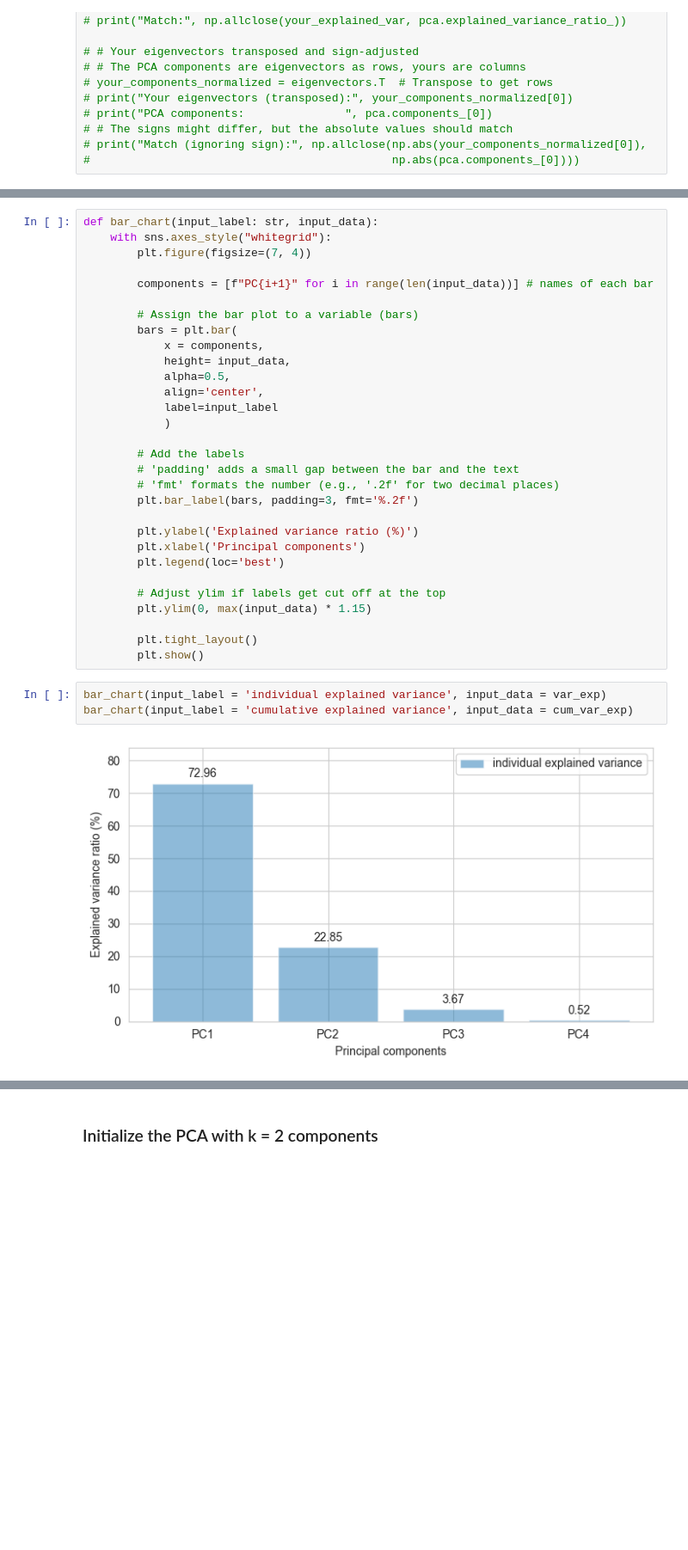
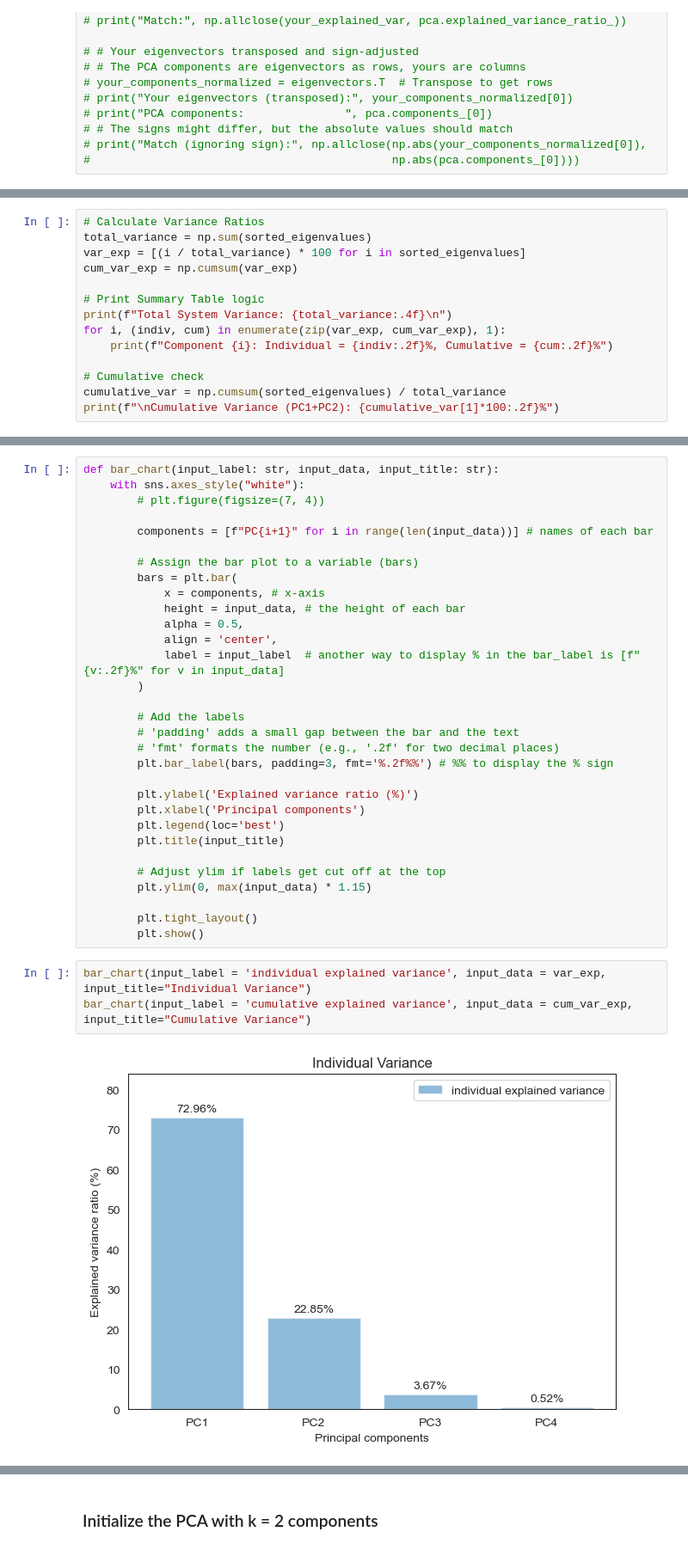
Before and after one commit to thaopham98/DataScience, a Jupyter notebook: python_analysis/A9-Dimentional Reduction.ipynb, the cells around one changed output, grey strips where cells are left out. Shown at 86% size. Cells and saved outputs as stored; diff of their text form; blank space fills up the shorter version.

```diff
--- a/python_analysis/A9-Dimentional Reduction.ipynb
+++ b/python_analysis/A9-Dimentional Reduction.ipynb
@@ -276,0 +354,14 @@ array([ 72.96244541,  95.8132072 ,  99.48212909, 100.        ])
+# %%
+# Calculate Variance Ratios
+total_variance = np.sum(sorted_eigenvalues)
+var_exp = [(i / total_variance) * 100 for i in sorted_eigenvalues]
+cum_var_exp = np.cumsum(var_exp)
+
+# Print Summary Table logic
+print(f"Total System Variance: {total_variance:.4f}\n")
+for i, (indiv, cum) in enumerate(zip(var_exp, cum_var_exp), 1):
+    print(f"Component {i}: Individual = {indiv:.2f}%, Cumulative = {cum:.2f}%")
+
+# Cumulative check
+cumulative_var = np.cumsum(sorted_eigenvalues) / total_variance
+print(f"\nCumulative Variance (PC1+PC2): {cumulative_var[1]*100:.2f}%")
@@ -338,27 +400,28 @@ def bar_chart(input_label: str, input_data):
 # %%
-def bar_chart(input_label: str, input_data):
-    with sns.axes_style("whitegrid"):
-        plt.figure(figsize=(7, 4))
+def bar_chart(input_label: str, input_data, input_title: str):
+    with sns.axes_style("white"):
+        # plt.figure(figsize=(7, 4))
 
         components = [f"PC{i+1}" for i in range(len(input_data))] # names of each bar
 
         # Assign the bar plot to a variable (bars)
         bars = plt.bar(
-            x = components,
-            height= input_data,
-            alpha=0.5,
-            align='center',
-            label=input_label
-            )
+            x = components, # x-axis
+            height = input_data, # the height of each bar
+            alpha = 0.5,
+            align = 'center',
+            label = input_label  # another way to display % in the bar_label is [f"{v:.2f}%" for v in input_data]
+        )
 
         # Add the labels
         # 'padding' adds a small gap between the bar and the text
         # 'fmt' formats the number (e.g., '.2f' for two decimal places)
-        plt.bar_label(bars, padding=3, fmt='%.2f')
+        plt.bar_label(bars, padding=3, fmt='%.2f%%') # %% to display the % sign
 
         plt.ylabel('Explained variance ratio (%)')
         plt.xlabel('Principal components')
         plt.legend(loc='best')
+        plt.title(input_title)
 
         # Adjust ylim if labels get cut off at the top
         plt.ylim(0, max(input_data) * 1.15)
@@ -366,7 +429,7 @@ def bar_chart(input_label: str, input_data):
         plt.tight_layout()
         plt.show()
 # %%
-bar_chart(input_label = 'individual explained variance', input_data = var_exp)
-bar_chart(input_label = 'cumulative explained variance', input_data = cum_var_exp)
+bar_chart(input_label = 'individual explained variance', input_data = var_exp, input_title="Individual Variance")
+bar_chart(input_label = 'cumulative explained variance', input_data = cum_var_exp, input_title="Cumulative Variance")
 # %% [output]
-[figure, old version]
+[figure, new version]
```
Also changed, not shown: parts of 74 cells of this notebook.
